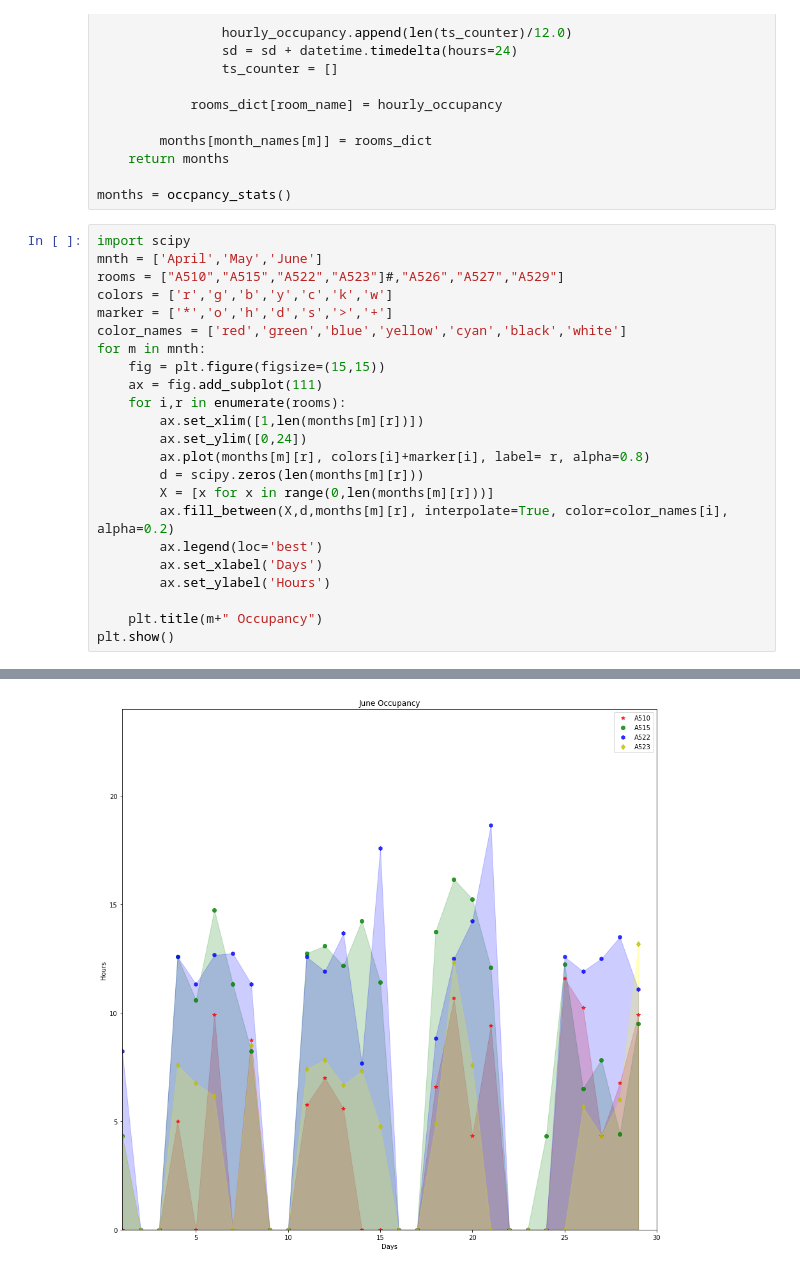
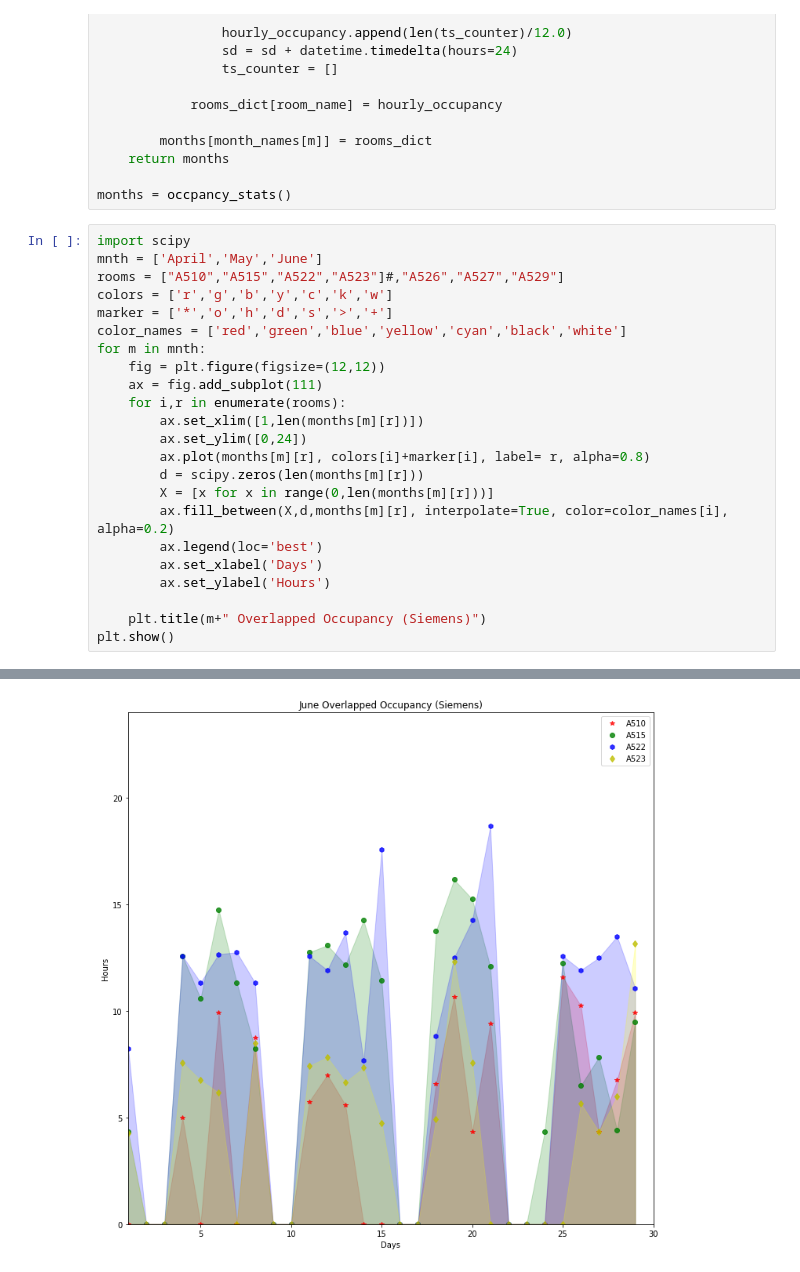
Before and after one commit to T3SC/smart-energy, a Jupyter notebook: occupancy_analysis.ipynb, the cells around one changed output, grey strips where cells are left out. Drawn from its saved outputs; the diff is of its cells as text.

Commit message:
Some graph manipulations

```diff
--- a/occupancy_analysis.ipynb
+++ b/occupancy_analysis.ipynb
@@ -89,7 +89,7 @@ colors = ['r','g','b','y','c','k','w']
 marker = ['*','o','h','d','s','>','+']
 color_names = ['red','green','blue','yellow','cyan','black','white']
 for m in mnth:
-    fig = plt.figure(figsize=(15,15))
+    fig = plt.figure(figsize=(12,12))
     ax = fig.add_subplot(111)
     for i,r in enumerate(rooms):
         ax.set_xlim([1,len(months[m][r])])
@@ -102,6 +102,6 @@ for m in mnth:
         ax.set_xlabel('Days')
         ax.set_ylabel('Hours')
 
-    plt.title(m+" Occupancy")
+    plt.title(m+" Overlapped Occupancy (Siemens)")
 plt.show()
 # %% [output]
@@ -110,4 +110,4 @@ plt.show()
-[figure, old version]
+[figure, new version]
 # %%
 rooms = ["A510","A515","A522","A523","A526","A527","A529"]
 colors = ['r','g','b','y','c','k','b']
```
Also changed, not shown: parts of 2 cells of this notebook.
